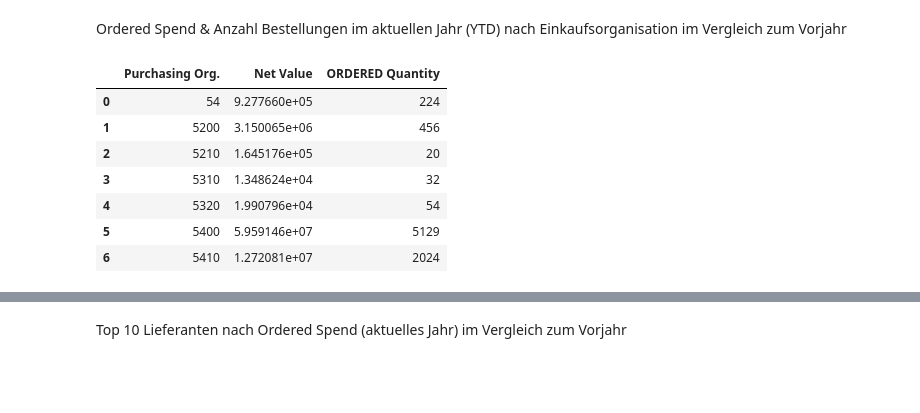
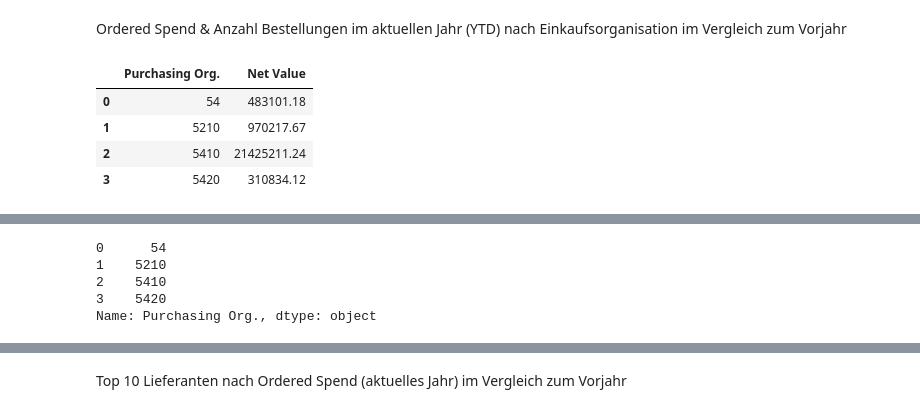
Before and after one commit to zabi-salehi/Data_Visualization, a Jupyter notebook: visualisation.ipynb, the cells around one changed output, grey strips where cells are left out. Drawn from its saved outputs; the diff is of its cells as text; code cells hidden in the pictures; blank space fills up the shorter version.

```diff
--- a/visualisation.ipynb
+++ b/visualisation.ipynb
@@ -189,5 +181,5 @@ plt.show()
 Ordered Spend & Anzahl Bestellungen im aktuellen Jahr (YTD) nach
 Einkaufsorganisation im Vergleich zum Vorjahr
 # %%
-orderdSpend_numbOrders2019 = data_2019.groupby('Purchasing Org.').agg({'Net Value':'sum', 'ORDERED Quantity': 'count'}).reset_index()
-orderdSpend_numbOrders2020 = data_2020.groupby('Purchasing Org.').agg({'Net Value':'sum', 'ORDERED Quantity': 'count'}).reset_index()
+orderdSpend_purchOrg_2019 = data_2019.groupby(["Purchasing Org."])[["Net Value"]].sum().reset_index()
+orderdSpend_purchOrg_2020 = data_2020.groupby(["Purchasing Org."])[["Net Value"]].sum().reset_index()
@@ -194,16 +192,15 @@ orderdSpend_numbOrders2020 = data_2020.groupby('Purchasing Org.').agg({'Net Valu
 # %%
 # zum string umwandeln damit plotly die zahlen nicht als zahl sondern als eine Bezeichnung für Organistan erkennt
-orderdSpend_numbOrders2020["Purchasing Org."] = orderdSpend_numbOrders2020["Purchasing Org."].apply(lambda x: str(x))
-orderdSpend_numbOrders2019["Purchasing Org."] = orderdSpend_numbOrders2019["Purchasing Org."].apply(lambda x: str(x))
+orderdSpend_purchOrg_2019["Purchasing Org."] = orderdSpend_purchOrg_2019["Purchasing Org."].apply(lambda x: str(x))
+orderdSpend_purchOrg_2020["Purchasing Org."] = orderdSpend_purchOrg_2020["Purchasing Org."].apply(lambda x: str(x))
+numbOrders_purchOrg_2019["Purchasing Org."] = numbOrders_purchOrg_2019["Purchasing Org."].apply(lambda x: str(x))
+numbOrders_purchOrg_2020["Purchasing Org."] = numbOrders_purchOrg_2020["Purchasing Org."].apply(lambda x: str(x))
-# %%
-orderdSpend_numbOrders2019
-# %% [output]
-|  | Purchasing Org. | Net Value | ORDERED Quantity |
-| 0 | 54 | 9.277660e+05 | 224 |
-| 1 | 5200 | 3.150065e+06 | 456 |
-| 2 | 5210 | 1.645176e+05 | 20 |
-| 3 | 5310 | 1.348624e+04 | 32 |
-| 4 | 5320 | 1.990796e+04 | 54 |
-| 5 | 5400 | 5.959146e+07 | 5129 |
-| 6 | 5410 | 1.272081e+07 | 2024 |
+# %%
+orderdSpend_purchOrg_2020
+# %% [output]
+|  | Purchasing Org. | Net Value |
+| 0 | 54 | 483101.18 |
+| 1 | 5210 | 970217.67 |
+| 2 | 5410 | 21425211.24 |
+| 3 | 5420 | 310834.12 |
 # %%
@@ -221,4 +215,12 @@ fig.update_layout(barmode='group')
 fig.show()
 # %% [output]
 [interactive output not drawn]
+# %%
+orderdSpend_numbOrders2020["Purchasing Org."]
+# %% [output]
+0      54
+1    5210
+2    5410
+3    5420
+Name: Purchasing Org., dtype: object
 # %%
```
Also changed, not shown: parts of 19 cells of this notebook, 1 other file.
